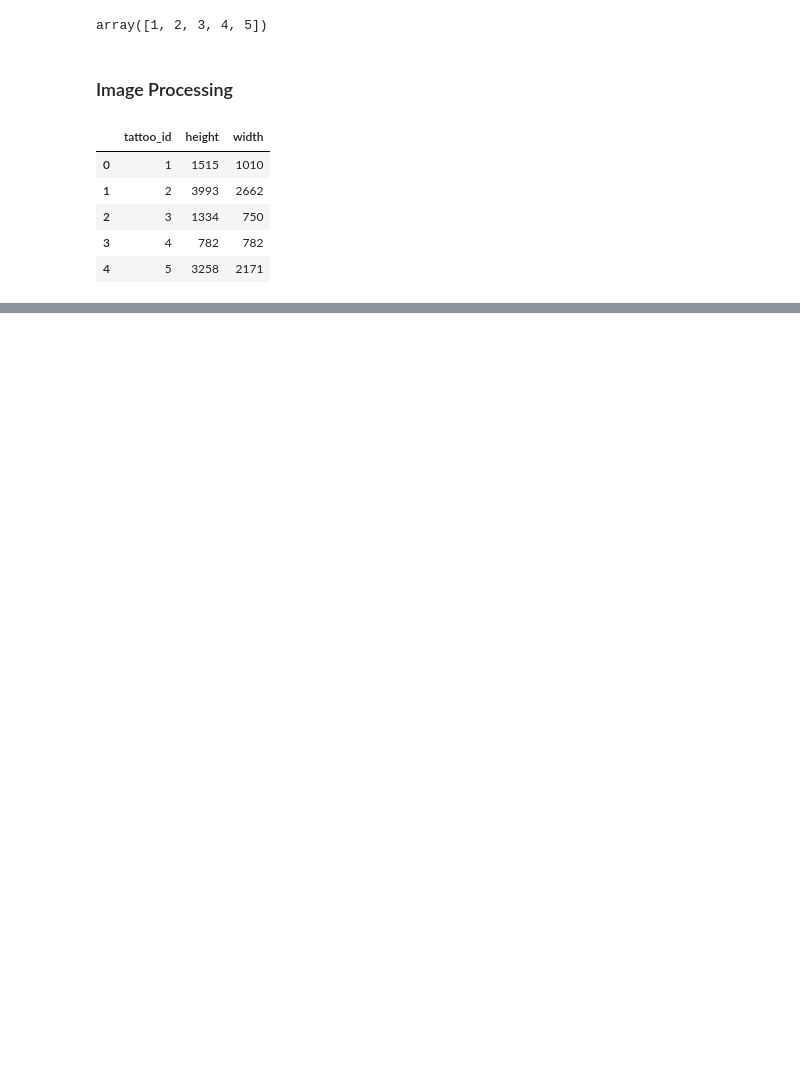
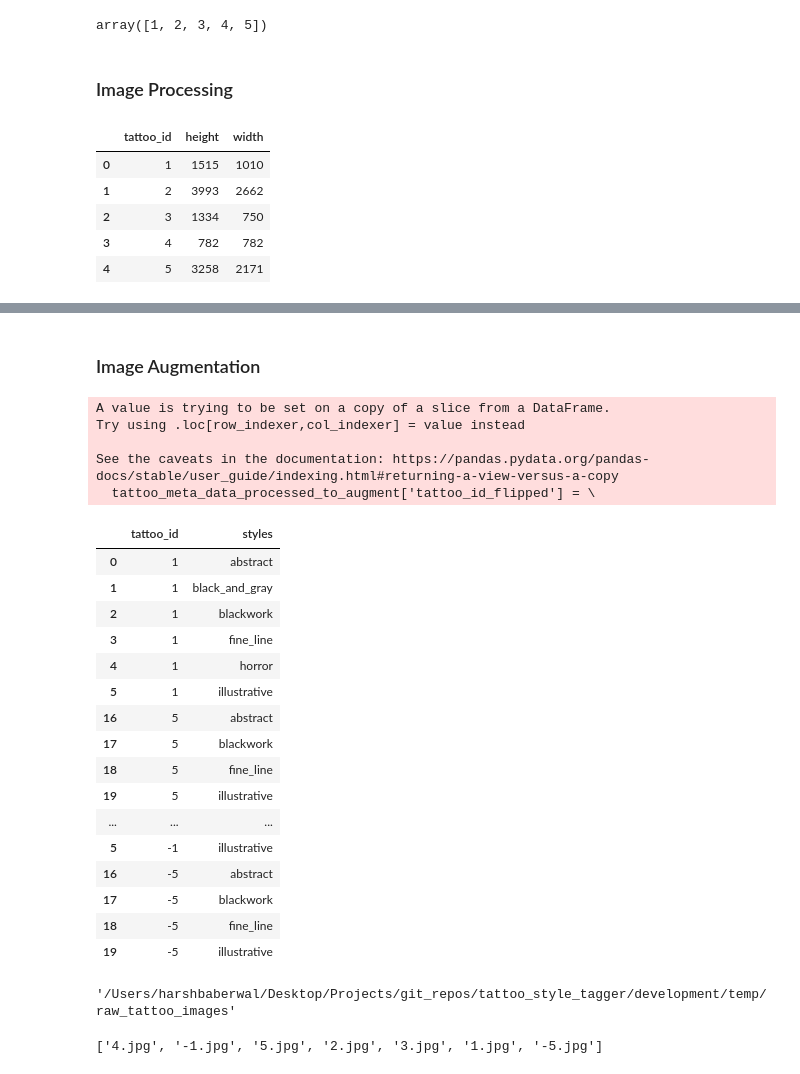
Before and after one commit to harshbaberwal21/tattoo_style_tagger, a Jupyter notebook: development/data_setup_check.ipynb, the cells around one changed output, grey strips where cells are left out. Cells and saved outputs as stored; diff of their text form; code cells hidden in the pictures; blank space fills up the shorter version.

Commit message:
add module for data augmentation

```diff
--- a/development/data_setup_check.ipynb
+++ b/development/data_setup_check.ipynb
@@ -263,0 +215,4 @@ tattoo_meta_data_for_testing_ff
+# %% [markdown]
+### Image Augmentation
+# %%
+tattoo_meta_data_for_testing_ff = tattoo_meta_data_for_testing_f
@@ -263,0 +224,32 @@ tattoo_meta_data_for_testing_ff
+# %%
+tattoo_meta_data_processed_augmented = prep_metadata_w_flipped_image_ids(tattoo_meta_data_for_testing_ff)
+# %% [output]
+A value is trying to be set on a copy of a slice from a DataFrame.
+Try using .loc[row_indexer,col_indexer] = value instead
+
+See the caveats in the documentation: https://pandas.pydata.org/pandas-docs/stable/user_guide/indexing.html#returning-a-view-versus-a-copy
+  tattoo_meta_data_processed_to_augment['tattoo_id_flipped'] = \
+# %%
+tattoo_meta_data_processed_augmented
+# %% [output]
+|  | tattoo_id | styles |
+| 0 | 1 | abstract |
+| 1 | 1 | black_and_gray |
+| 2 | 1 | blackwork |
+| 3 | 1 | fine_line |
+| 4 | 1 | horror |
+| 5 | 1 | illustrative |
+| 16 | 5 | abstract |
+| 17 | 5 | blackwork |
+| 18 | 5 | fine_line |
+| 19 | 5 | illustrative |
+| ... | ... | ... |
+| 5 | -1 | illustrative |
+| 16 | -5 | abstract |
+| 17 | -5 | blackwork |
+| 18 | -5 | fine_line |
+| 19 | -5 | illustrative |
+# %%
+raw_images_path
+# %% [output]
+'/Users/harshbaberwal/Desktop/Projects/git_repos/tattoo_style_tagger/development/temp/raw_tattoo_images'
@@ -263,0 +258,4 @@ tattoo_meta_data_for_testing_ff
+# %%
+os.listdir(raw_images_path)
+# %% [output]
+['4.jpg', '-1.jpg', '5.jpg', '2.jpg', '3.jpg', '1.jpg', '-5.jpg']
```
Also changed, not shown: parts of 13 cells of this notebook, 1 other file.
